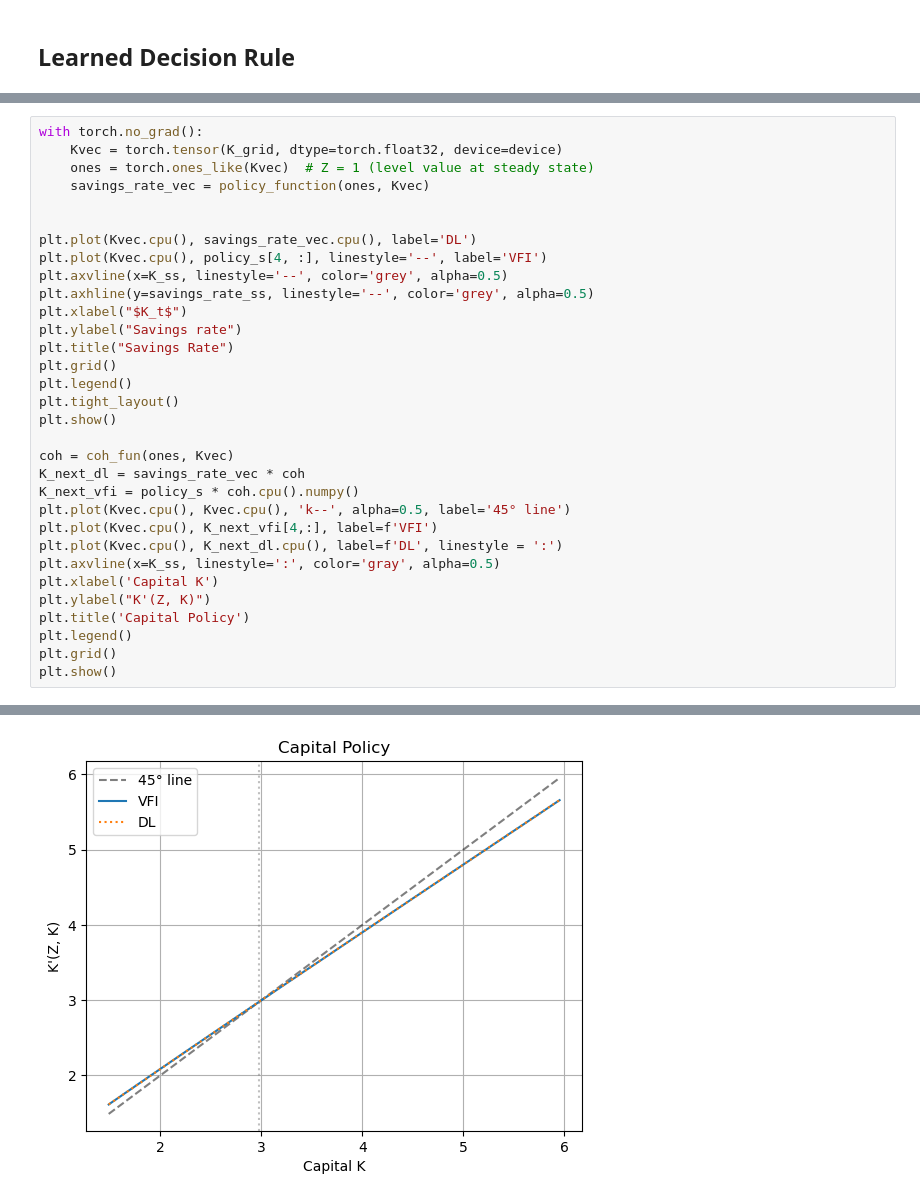
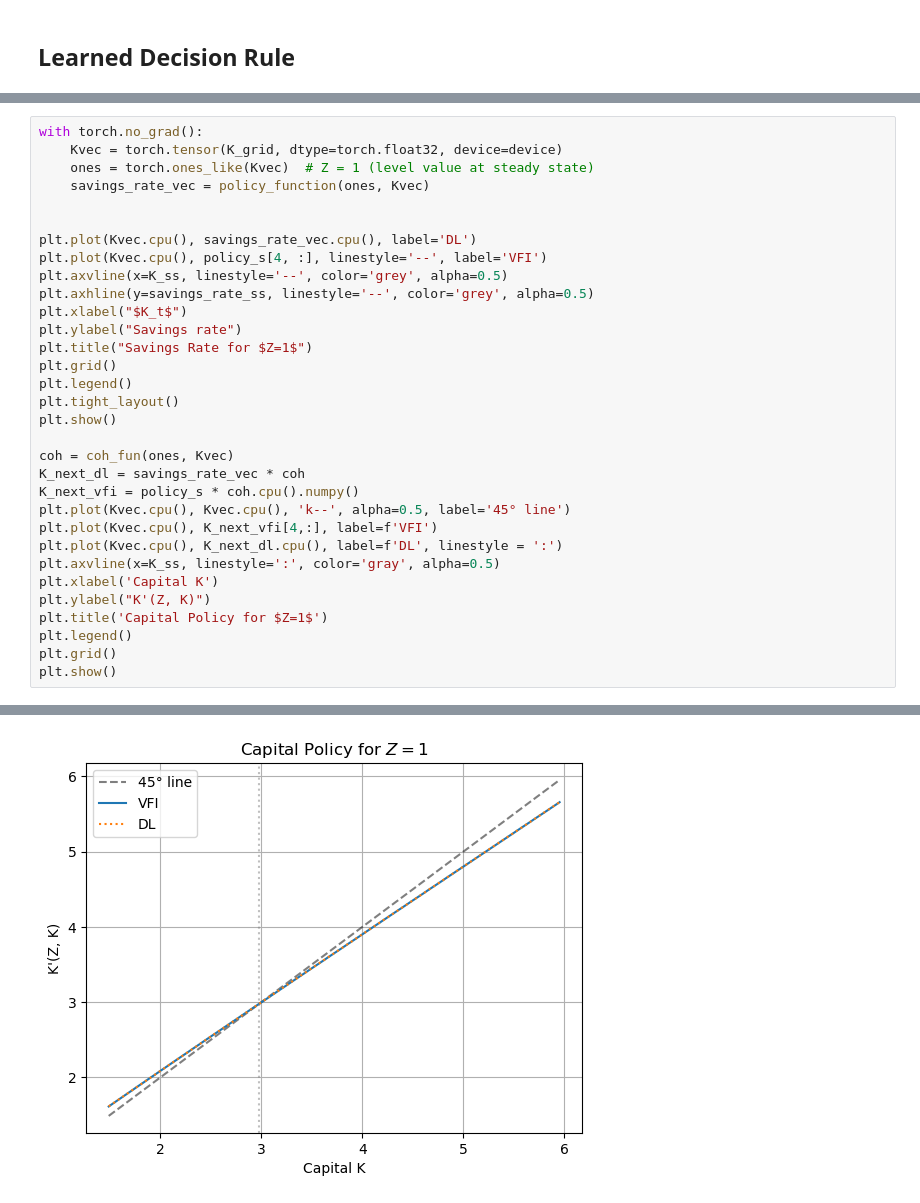
Before and after one commit to raphaelhuleux/deep_learning_bdf, a Jupyter notebook: 02-rbc/rbc-monte-carlo.ipynb, the cells around one changed output, grey strips where cells are left out. Cells and saved outputs as stored; diff of their text form.

```diff
--- a/02-rbc/rbc-monte-carlo.ipynb
+++ b/02-rbc/rbc-monte-carlo.ipynb
@@ -245,7 +242,7 @@ plt.axvline(x=K_ss, linestyle='--', color='grey', alpha=0.5)
 plt.axhline(y=savings_rate_ss, linestyle='--', color='grey', alpha=0.5)
 plt.xlabel("$K_t$")
 plt.ylabel("Savings rate")
-plt.title("Savings Rate")
+plt.title("Savings Rate for $Z=1$")
 plt.grid()
 plt.legend()
 plt.tight_layout()
@@ -260,7 +257,7 @@ plt.plot(Kvec.cpu(), K_next_dl.cpu(), label=f'DL', linestyle = ':')
 plt.axvline(x=K_ss, linestyle=':', color='gray', alpha=0.5)
 plt.xlabel('Capital K')
 plt.ylabel("K'(Z, K)")
-plt.title('Capital Policy')
+plt.title('Capital Policy for $Z=1$')
 plt.legend()
 plt.grid()
 plt.show()
@@ -269 +266 @@ plt.show()
-[figure, old version]
+[figure, new version]
```
Also changed, not shown: parts of 6 cells of this notebook, 4 other files.
